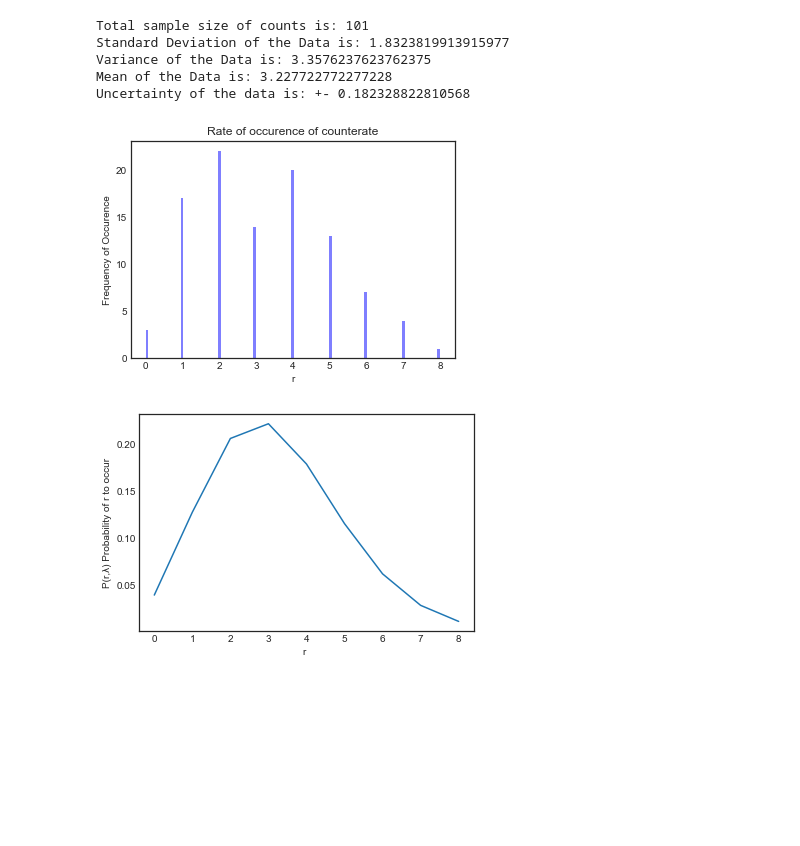
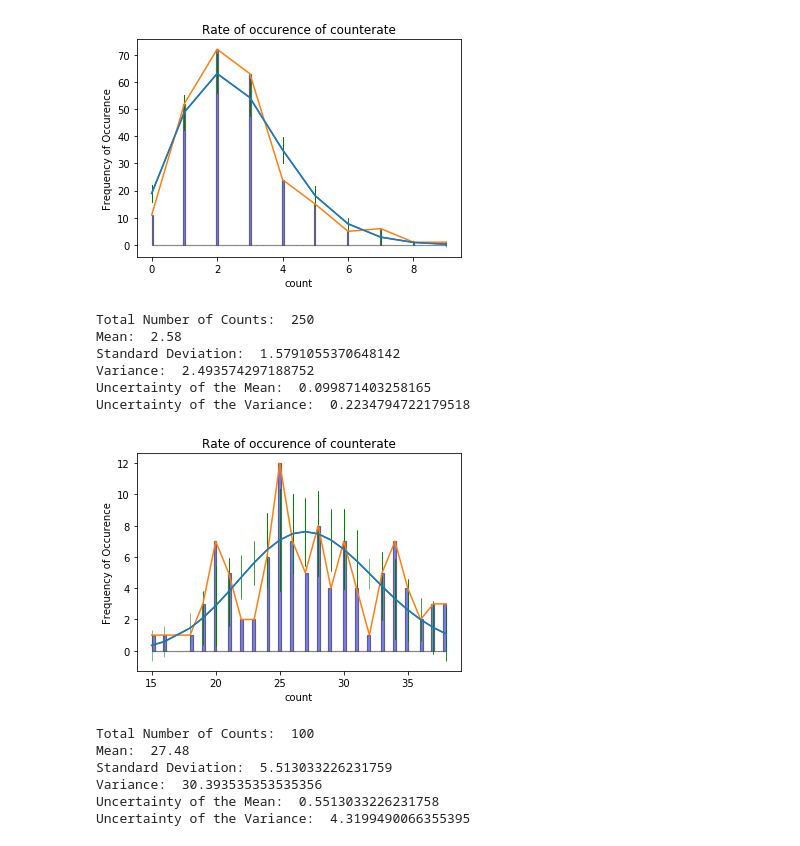
Before and after one commit to Raiziel/Experimental-Physics-Python-Projects, a Jupyter notebook: Poisson distribution.ipynb, the cells around one changed output. Cells and saved outputs as stored; diff of their text form; code cells hidden in the pictures; blank space fills up the shorter version.

```diff
--- a/Poisson distribution.ipynb
+++ b/Poisson distribution.ipynb
@@ -110,16 +173,66 @@ def Poisson(Stat,Factorial,Set,SampleSize):
+# %%
+# KEEP
+def ErrorVar(DataSet):
+    N = len(DataSet)
+    VarSum = 0
+    x = 1/(N-1)
+    for i in DataSet:
+        VarSum = VarSum + (i - statistics.mean(DataSet))**2
+
+    Ssquare = x*VarSum
+    S = np.sqrt(Ssquare)/np.sqrt(N)
+
+
+    EV = Ssquare*np.sqrt(2)/(np.sqrt(N-1))
+
+    return EV
+# %%
+# KEEP
+def Error(DataSet):
+    N = len(DataSet)
+    #Sample Standard Deviation
+    Std = statistics.stdev(DataSet)
+    #Chi Square
+    #ChiSquare = 0
+    #for i in DataSet:
+        #ChiSquare = ChiSquare + np.square((i-statistics.mean(DataSet)/Svar))
+        #print (ChiSquare, i)
+    print("Total Number of Counts: ", N)
+    print("Mean: ", statistics.mean(DataSet))
+    print("Standard Deviation: ", Std)
+    print("Variance: ", Variance(DataSet))
+    print("Uncertainty of the Mean: ",ErrorMean(DataSet))
+    print("Uncertainty of the Variance: ",ErrorVar(DataSet))
+    #print("Chi Square Distribution Value: ",ChiSquare)
 # %%
-# V = 730, t = 0.1m, N=101
-#Data Set 1 unshielded
+# Data Set 1 : t = 1m, N = 120, V = 800
 
 SampleSize(DataSet1)
-Stat(DataSet1,SampleSize(DataSet1))
-Histogram(DataSet1,SampleSize(DataSet1),Stat(DataSet1,SampleSize(DataSet1)))
-Poisson(Stat(DataSet1,SampleSize(DataSet1)),Factorial,DataSet1,SampleSize(DataSet1))
+Stat(DataSet1)
+Poisson(Stat(DataSet1),Factorial,DataSet1,SampleSize(DataSet1),Count(DataSet1))
+Histogram(DataSet1,Stat(DataSet1))
+Error(DataSet1)
 # %% [output]
+[figure, new version]
-Total sample size of counts is: 101
-Standard Deviation of the Data is: 1.8323819913915977
-Variance of the Data is: 3.3576237623762375
-Mean of the Data is: 3.227722772277228
-Uncertainty of the data is: +- 0.182328822810568
+Total Number of Counts:  250
+Mean:  2.58
+Standard Deviation:  1.5791055370648142
+Variance:  2.493574297188752
+Uncertainty of the Mean:  0.099871403258165
+Uncertainty of the Variance:  0.2234794722179518
-[figure, old version]
-[figure, removed]
+# %%
+# Data Set 2 : t = 1m, N = 100, V = 840
+
+SampleSize(DataSet2)
+Stat(DataSet2)
+Poisson(Stat(DataSet2),Factorial,DataSet2,SampleSize(DataSet2),Count(DataSet2))
+Histogram(DataSet2,Stat(DataSet2))
+Error(DataSet2)
+# %% [output]
+[figure, added]
+Total Number of Counts:  100
+Mean:  27.48
+Standard Deviation:  5.513033226231759
+Variance:  30.393535353535356
+Uncertainty of the Mean:  0.5513033226231758
+Uncertainty of the Variance:  4.3199490066355395
```
Also changed, not shown: parts of 23 cells of this notebook.
